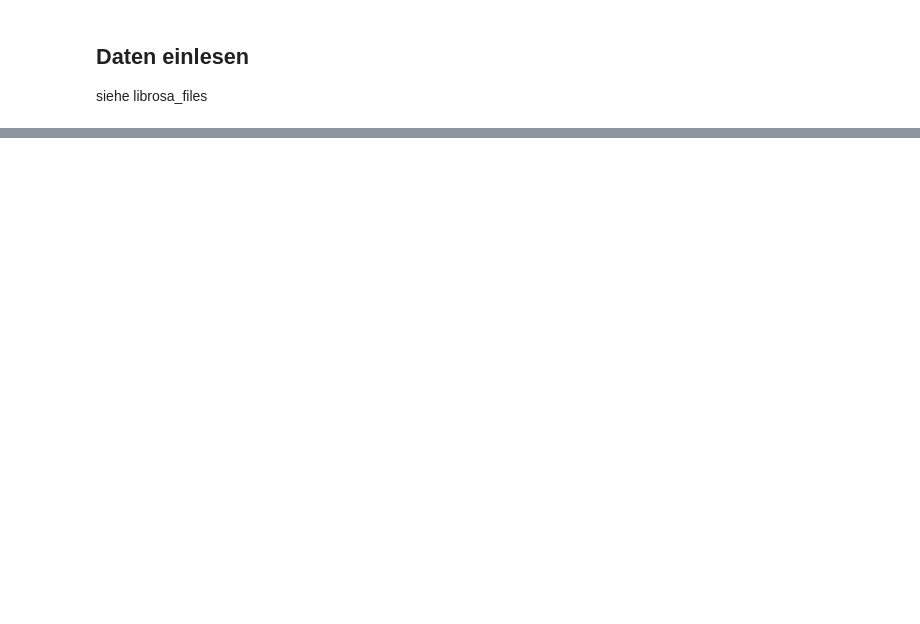
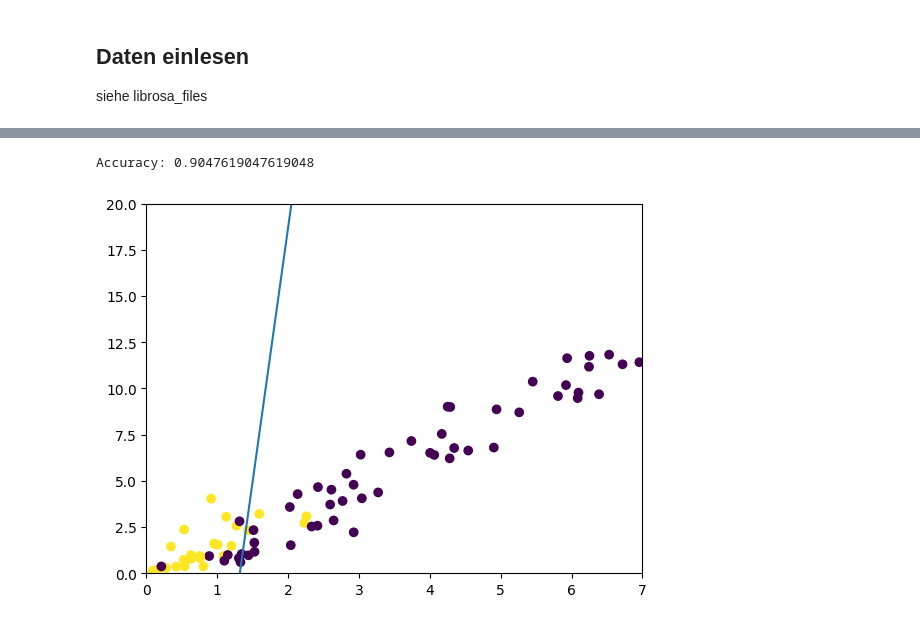
Before and after one commit to 24-mus-whistle/24-mus-whistle, a Jupyter notebook: src/research/first_classification.ipynb, the cells around one changed output, grey strips where cells are left out. Saved outputs shown, nothing was run; the diff lists cells and outputs as text; code cells hidden in the pictures; blank space fills up the shorter version.

```diff
--- a/src/research/first_classification.ipynb
+++ b/src/research/first_classification.ipynb
@@ -73,0 +103,44 @@ plt.show()
+# %%
+def learn(X, w, y, r) :
+    predict = np.ravel(np.sign(X.dot(w.transpose())))
+    errors = np.abs(1/2*(predict - y.transpose()))
+    corection = X.T.dot(errors * -y)
+    w = w - r * corection
+    return w
+
+
+def error(X, w, y) :
+    predict = np.ravel(np.sign(X.dot(w.transpose())))
+    errors = np.abs(1/2*(predict - y.transpose()))
+    return 1 - np.sum(errors) / errors.shape
+# %%
+def fun(x, w):
+    return w[0]/-w[2] + w[1]/-w[2] * x
+# %%
+xs = []
+ys = []
+l = []
+for feature, label in zip(feature_matrix, labels):
+    filter_1 = np.average([np.abs(feature[0][x]) for x in np.where((feature[1] >= 20) & (feature[1] <= 25))])
+    filter_2 = np.average([np.abs(feature[0][x]) for x in np.where((feature[1] >= 25) & (feature[1] <= 30))])
+
+    if ~np.isnan(filter_1) and ~np.isnan(filter_2):
+        xs.append(filter_1)
+        ys.append(filter_2)
+        l.append(label)
+
+p = np.vstack((np.ones(len(xs)), xs, ys)).T
+# %%
+w= np.array([1, 1, 1])
+# %%
+for i in range(100):
+    w = learn(p, w, np.array(l).T, 0.025)
+print(f"Accuracy: {error(p, w, np.array(l).T)[0]}")
+plt.plot([0, 7],[fun(0, w), fun(7, w)])
+plt.scatter(xs, ys, c=l)
+plt.xlim(0,7)
+plt.ylim(0,20)
+plt.show()
+# %% [output]
+Accuracy: 0.9047619047619048
+[figure, added]
```
Also changed, not shown: parts of 9 cells of this notebook.
